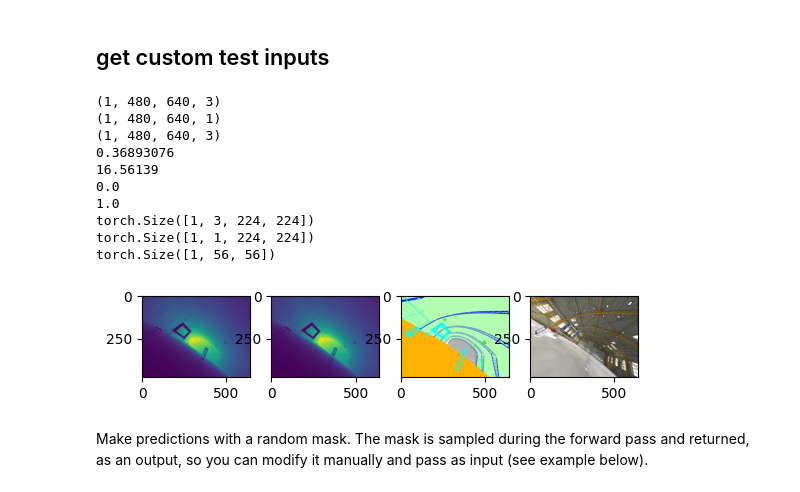
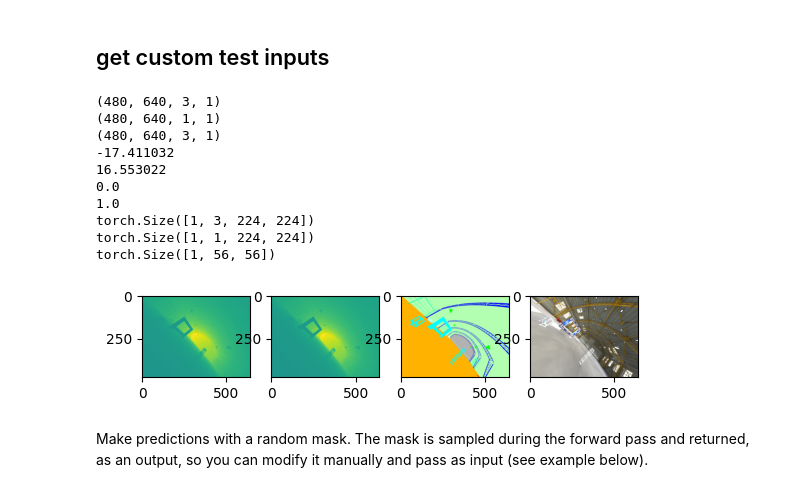
Before and after one commit to xingcw/MultiMAE, a Jupyter notebook: notebooks/test_custom_multimae.ipynb, the cells around one changed output. Saved outputs shown, nothing was run; the diff lists cells and outputs as text; code cells hidden in the pictures.

Commit message:
add more test notebooks

```diff
--- a/notebooks/test_custom_multimae.ipynb
+++ b/notebooks/test_custom_multimae.ipynb
@@ -99,55 +99,57 @@ Try out MultiMAE by loading any RGB image from a URL using this form:
 from pipelines.utils.data_utils import normalize2d_scale, normalize2d_robust
 
 flightmare_path = Path(os.environ["FLIGHTMARE_PATH"])
-data_dir = flightmare_path / "flightpy/results/tests/env_test/npz"
-data_path = data_dir / "40.npz"
+data_dir = flightmare_path / "flightpy/results/students/teacher_PPO_5/multimae_01-08-22-47-33/data/000"
+data_path = data_dir / "000036.npz"
 
 inputs = np.load(data_path)
-img, depth, semseg = inputs["rgb"].squeeze(), inputs["depth"].squeeze(), inputs["seg"].squeeze()
+img, depth, semseg = inputs["rgb"].squeeze(), inputs["depth"].squeeze(), inputs["semseg"].squeeze()
+cv2.imwrite("test.png", semseg)
+
 # here the image is actualy stored in "bgr" format
 img = cv2.cvtColor(img, cv2.COLOR_BGR2RGB)
 semseg = cv2.cvtColor(semseg, cv2.COLOR_BGR2RGB)
 
 print(inputs["rgb"].shape)
 print(inputs["depth"].shape)
-print(inputs["seg"].shape)
+print(inputs["semseg"].shape)
 
 print(depth.min())
 print(depth.max())
 # print(depth)
 
 depth_scaled = normalize2d_scale(depth)
 print(depth_scaled.min())
 print(depth_scaled.max())
 # print(depth_scaled)
 
 fig, axs = plt.subplots(1, 4)
 axs[0].imshow(depth)
 axs[1].imshow(depth_scaled)
 axs[2].imshow(semseg)
 axs[3].imshow(img)
 
 input_dict = preprocess_multimae_inputs({
     "rgb": img,
     "depth": depth,
     "semseg": semseg
 })
 
 print(input_dict["rgb"].shape)
 print(input_dict["depth"].shape)
 print(input_dict["semseg"].shape)
 # %% [output]
-(1, 480, 640, 3)
-(1, 480, 640, 1)
-(1, 480, 640, 3)
-0.36893076
-16.56139
+(480, 640, 3, 1)
+(480, 640, 1, 1)
+(480, 640, 3, 1)
+-17.411032
+16.553022
 0.0
 1.0
 torch.Size([1, 3, 224, 224])
 torch.Size([1, 1, 224, 224])
 torch.Size([1, 56, 56])
-[figure, old version]
+[figure, new version]
 # %% [markdown]
 Make predictions with a random mask. The mask is sampled during the forward pass and returned, as an output, so you can modify it manually and pass as input (see example below).
 # %%
```
Also changed, not shown: parts of 4 cells of this notebook, 3 other files.
